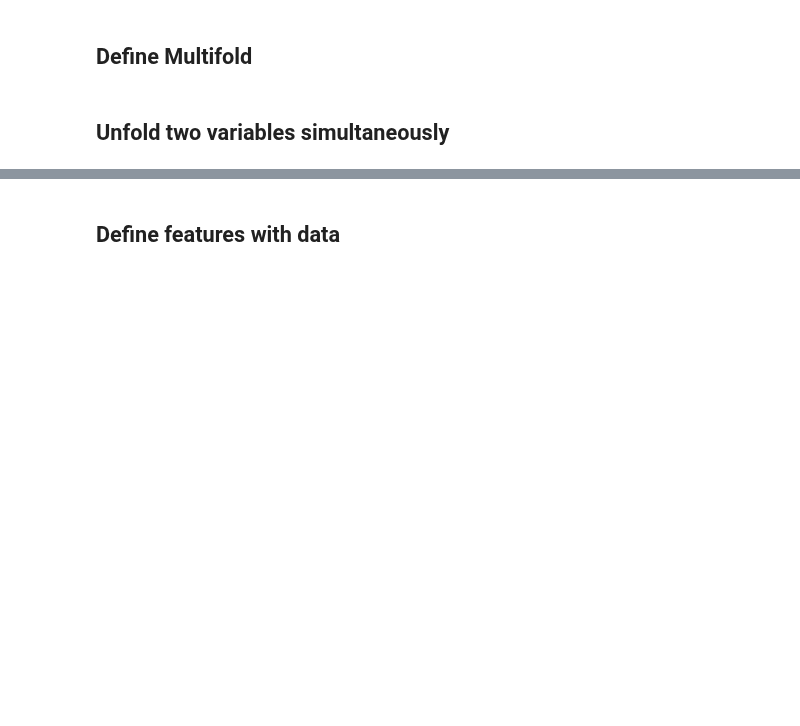
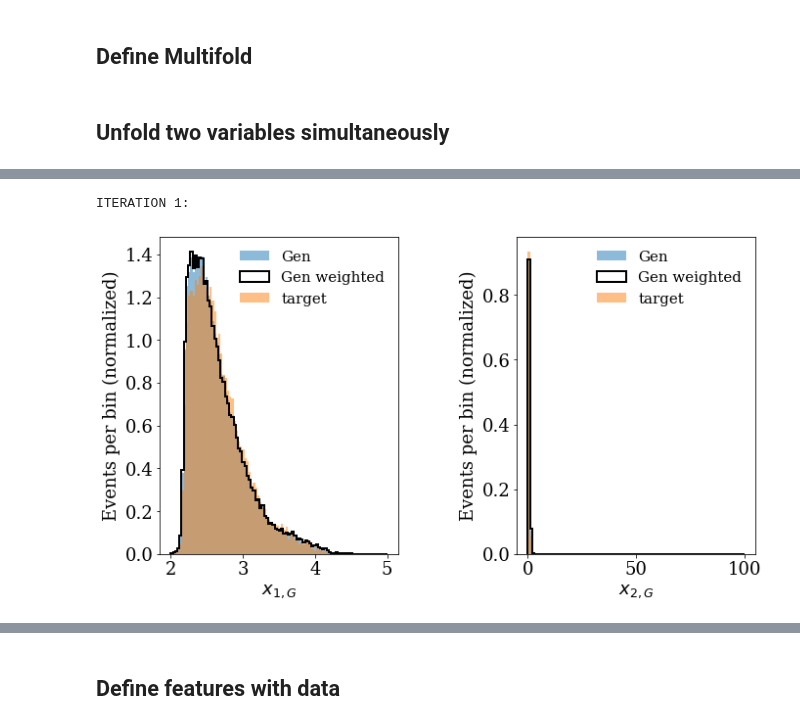
Before and after one commit to miguelignacio/disjets, a Jupyter notebook: Unfolding_tau.ipynb, the cells around one changed output, grey strips where cells are left out. Cells and saved outputs as stored; diff of their text form; code cells hidden in the pictures; blank space fills up the shorter version.

```diff
--- a/Unfolding_tau.ipynb
+++ b/Unfolding_tau.ipynb
@@ -438,0 +535,9 @@ Epoch 00037: early stopping
+# %%
+iterations = 1# use ~4 iterations
+num_observables= 6
+
+weights, _ = multifold(num_observables=num_observables,
+                       iterations=iterations,
+                       theta0_G=theta0_G,
+                       theta0_S=theta0_S,
+                       theta_unknown_S= theta_unknown_S)
@@ -512,0 +743,65 @@ ITERATION: 4
+# %%
+bins = np.linspace(2, 5, 101)
+
+for i in range(1):
+    print("ITERATION {}:".format(i + 1))
+    plt.figure(figsize=(10, 5))
+    #fig, (ax1, ax2) = plt.subplots(1, 2)
+
+    gs = plt.GridSpec(1, 2)
+    gs.update(left=0.08, right=0.925,
+              top=0.95, bottom=0.05,
+              hspace=0.3, wspace=0.5)
+
+    ax1 = plt.subplot(gs[0, 0])
+    ax2 = plt.subplot(gs[0, 1])
+
+    ax1.hist(theta0_G[theta0_G[:,0]!=-10][:,0],
+                     bins=bins,
+                     **plot_style_2,label='Gen')
+
+    ax1.hist(
+        theta0_G[theta0_G[:,0]!=-10][:,0],
+        bins=bins,
+        label='Gen weighted',
+        weights=weights[i, 1, :][theta0_G[:,0]!=-10],
+        **plot_style_1)
+
+
+
+    ax1.hist(
+        theta_unknown_G[:,0],
+        bins=bins,
+        label='target',
+        **plot_style_2)
+
+    ax1.legend(frameon=False)
+    ax1.set(xlabel=r"$x_{1,G}$", ylabel="Events per bin (normalized)")
+
+
+    ##
+    bins = np.linspace(0,100,100)
+    ax2.hist(theta0_G[theta0_G[:,0]!=-10][:,-1],
+                     bins=bins,
+                     **plot_style_2,label='Gen')
+
+    ax2.hist(
+        theta0_G[theta0_G[:,0]!=-10][:,-1],
+        bins=bins,
+        label='Gen weighted',
+        weights=weights[i, 1, :][theta0_G[:,0]!=-10],
+        **plot_style_1)
+
+
+
+    ax2.hist(
+        theta_unknown_G[:,-1],
+        bins=bins,
+        label='target',
+        **plot_style_2)
+
+    ax2.legend(frameon=False)
+    ax2.set(xlabel=r"$x_{2,G}$", ylabel="Events per bin (normalized)")
+# %% [output]
+ITERATION 1:
+[figure, added]
```
Also changed, not shown: parts of 57 cells of this notebook, 2 other files.
